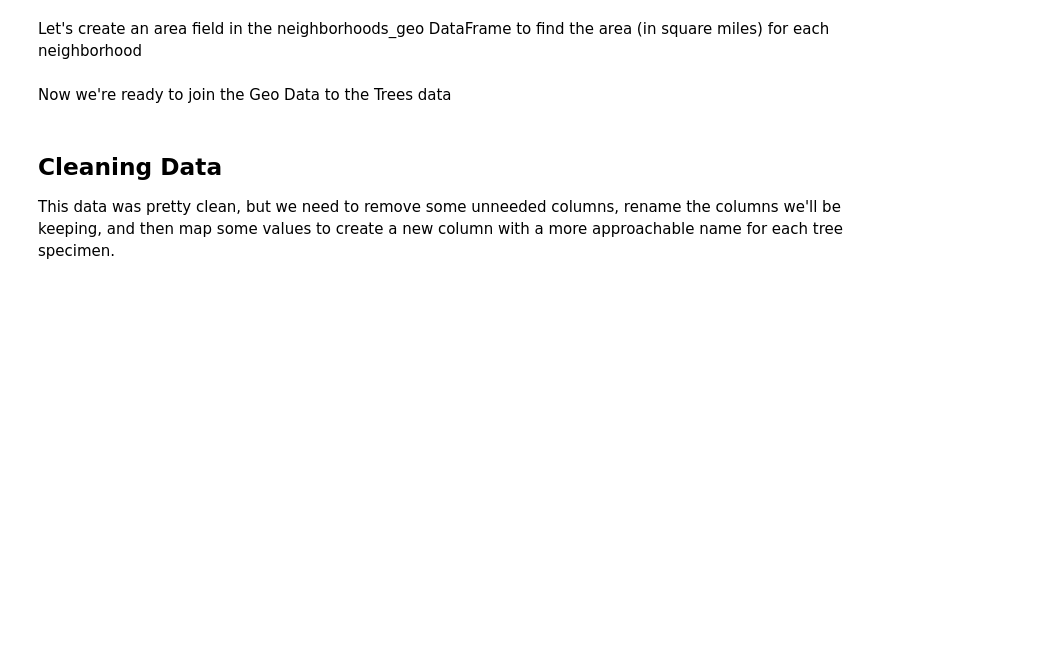
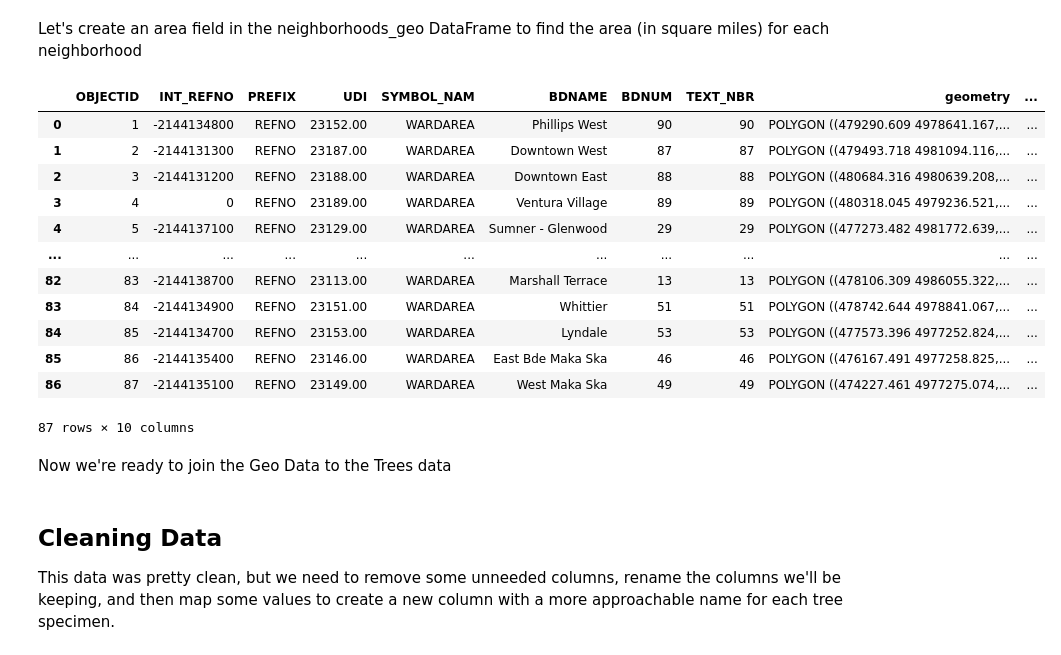
Before and after one commit to josiahpasse-cmd/minneapolis-tree-analysis, a Jupyter notebook: analysis.ipynb, the cells around one changed output. Cells and saved outputs as stored; diff of their text form; code cells hidden in the pictures; blank space fills up the shorter version.

```diff
--- a/analysis.ipynb
+++ b/analysis.ipynb
@@ -30,14 +45,26 @@ Let's create an area field in the neighborhoods_geo DataFrame to find the area (
 # %%
 # Convert neighborhoods_geo to the Minnesota Coordinate Reference System
 # This is needed because the earth is a sphere and we need to use mapping specific to Minnesota
 # I know all of this and got a lot of help from Gemini here.
 neighborhoods_geo = neighborhoods_geo.to_crs(epsg=26915)
-neighborhoods_geo['sq_miles'] = neighborhoods_geo.geometry.area / 2589988.11
+neighborhoods_geo['area (sq_miles)'] = neighborhoods_geo.geometry.area / 2589988.11
 neighborhoods_geo.loc[neighborhoods_geo["BDNAME"] == "Wenonah"]
 
-# These numbers don't match what I found from the US Census Bureau
-# I don't feel like we can trust it
-# https://data.census.gov/table?g=050XX00US27053$1400000&d=GEO+Geography+Information
+neighborhoods_geo
+# %% [output]
+|  | OBJECTID | INT_REFNO | PREFIX | UDI | SYMBOL_NAM | BDNAME | BDNUM | TEXT_NBR | geometry | ... |
+| 0 | 1 | -2144134800 | REFNO | 23152.00 | WARDAREA | Phillips West | 90 | 90 | POLYGON ((479290.609 4978641.167,... | ... |
+| 1 | 2 | -2144131300 | REFNO | 23187.00 | WARDAREA | Downtown West | 87 | 87 | POLYGON ((479493.718 4981094.116,... | ... |
+| 2 | 3 | -2144131200 | REFNO | 23188.00 | WARDAREA | Downtown East | 88 | 88 | POLYGON ((480684.316 4980639.208,... | ... |
+| 3 | 4 | 0 | REFNO | 23189.00 | WARDAREA | Ventura Village | 89 | 89 | POLYGON ((480318.045 4979236.521,... | ... |
+| 4 | 5 | -2144137100 | REFNO | 23129.00 | WARDAREA | Sumner - Glenwood | 29 | 29 | POLYGON ((477273.482 4981772.639,... | ... |
+| ... | ... | ... | ... | ... | ... | ... | ... | ... | ... | ... |
+| 82 | 83 | -2144138700 | REFNO | 23113.00 | WARDAREA | Marshall Terrace | 13 | 13 | POLYGON ((478106.309 4986055.322,... | ... |
+| 83 | 84 | -2144134900 | REFNO | 23151.00 | WARDAREA | Whittier | 51 | 51 | POLYGON ((478742.644 4978841.067,... | ... |
+| 84 | 85 | -2144134700 | REFNO | 23153.00 | WARDAREA | Lyndale | 53 | 53 | POLYGON ((477573.396 4977252.824,... | ... |
+| 85 | 86 | -2144135400 | REFNO | 23146.00 | WARDAREA | East Bde Maka Ska | 46 | 46 | POLYGON ((476167.491 4977258.825,... | ... |
+| 86 | 87 | -2144135100 | REFNO | 23149.00 | WARDAREA | West Maka Ska | 49 | 49 | POLYGON ((474227.461 4977275.074,... | ... |
+87 rows × 10 columns
 # %% [markdown]
 Now we're ready to join the Geo Data to the Trees data
 # %%
```
Also changed, not shown: parts of 37 cells of this notebook.
